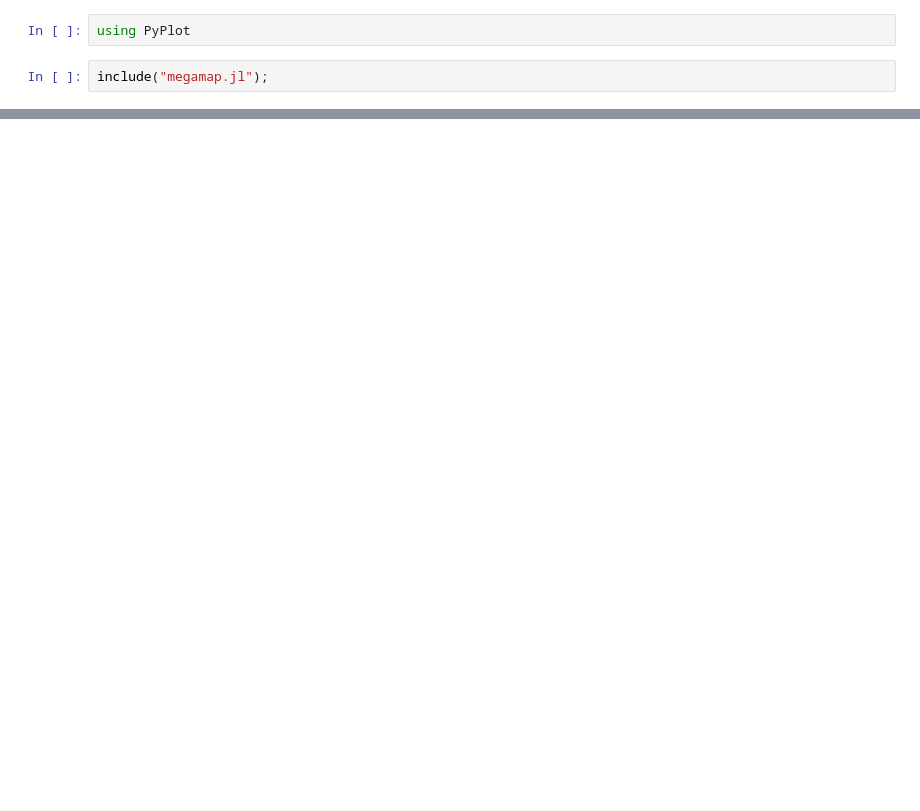
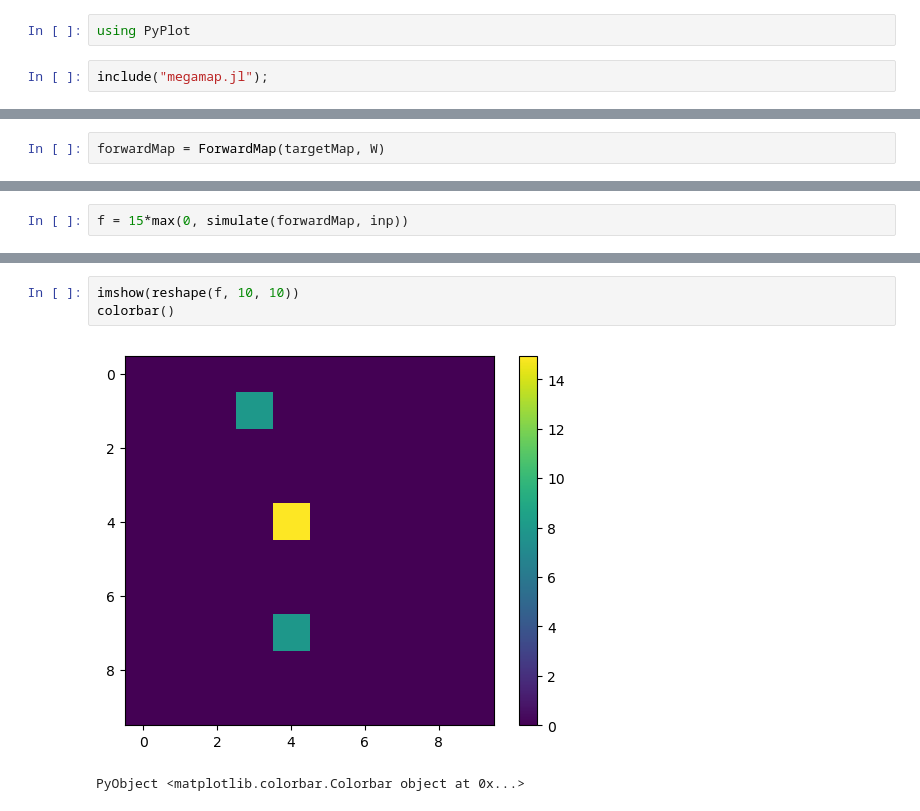
Before and after one commit to emiwar/janeliaGroup6Project, a Jupyter notebook: Megamap.ipynb, the cells around one changed output, grey strips where cells are left out. Drawn from its saved outputs; the diff is of its cells as text; blank space fills up the shorter version.

Commit message:
Added a forward model to the megamap implementation

```diff
--- a/Megamap.ipynb
+++ b/Megamap.ipynb
@@ -116,0 +61,2 @@ fTarget(5, targetMap)
+# %%
+forwardMap = ForwardMap(targetMap, W)
@@ -116,0 +71,2 @@ fTarget(5, targetMap)
+# %%
+f = 15*max(0, simulate(forwardMap, inp))
@@ -116,0 +152,6 @@ fTarget(5, targetMap)
+# %%
+imshow(reshape(f, 10, 10))
+colorbar()
+# %% [output]
+[figure, added]
+PyObject <matplotlib.colorbar.Colorbar object at 0x...>
```
Also changed, not shown: parts of 16 cells of this notebook, 1 other file.
